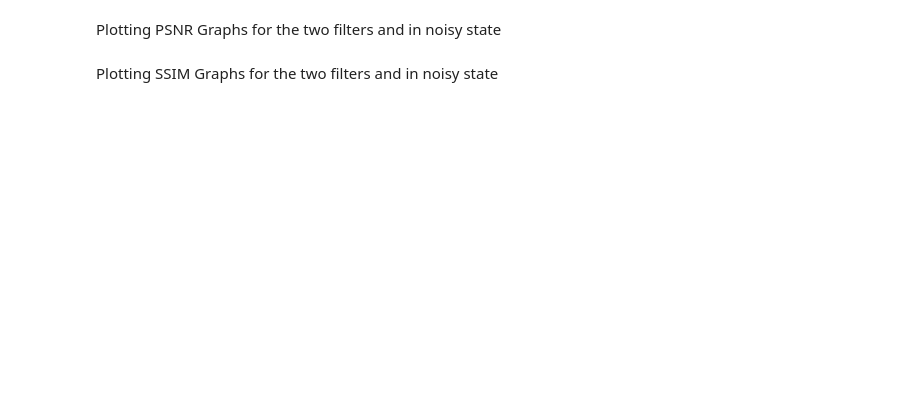
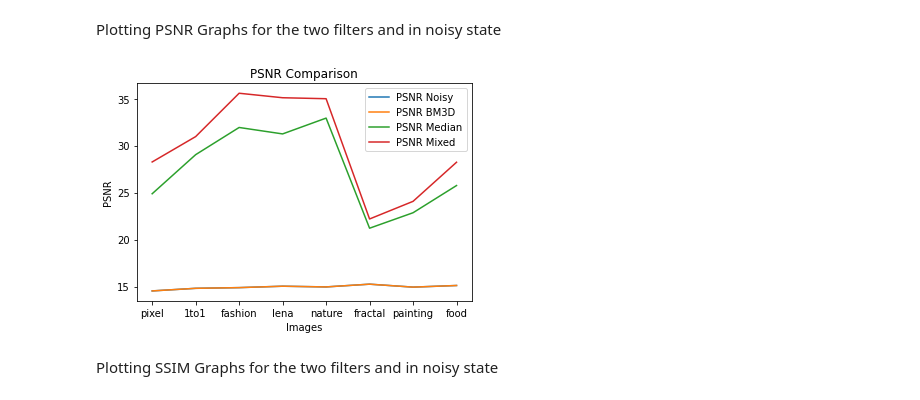
Before and after one commit to NikhilPaleti/Denoise-Comparison-Report, a Jupyter notebook: final.ipynb, the cells around one changed output. Drawn from its saved outputs; the diff is of its cells as text; code cells hidden in the pictures; blank space fills up the shorter version.

```diff
--- a/final.ipynb
+++ b/final.ipynb
@@ -108,7 +113,7 @@ for image in images:
     image_list.append(grayscale(plt.imread(image)))
 
 for image in image_list:
-    noisy_image_list.append(add_noise(image, .1))
+    noisy_image_list.append(add_noise(image, .05))
 # %% [markdown]
 Processing images with Median Filter, BM3D and saving to arrays.
 Images are also being stored locally.
@@ -116,6 +121,7 @@ Images are also being stored locally.
 count = 1
 
 for image in noisy_image_list:
+    # Processing Median Filter
     start = time.time()
     denoised = median_filter(image, 3)
     end = time.time()
@@ -128,8 +134,9 @@ for image in noisy_image_list:
 
     denoised = 0
 
+    # Processing BM3D
     start = time.time()
-    denoised = bm3d.bm3d(image, sigma_psd=1, stage_arg=bm3d.BM3DStages.ALL_STAGES)
+    denoised = bm3d.bm3d(image, sigma_psd=.05, stage_arg=bm3d.BM3DStages.ALL_STAGES)
     end = time.time()
     denoised_image_bm3d.append(denoised)
     img = os.path.join("processed_bm3d/")
@@ -137,4 +144,19 @@ for image in noisy_image_list:
     img+= ".jpg"
     matplotlib.image.imsave(img, denoised, cmap='gray')
     bm3d_times.append(end - start)
+
+    denoised = 0
+
+    # Processing Mixed
+    start = time.time()
+    denoised = median_filter(image, 3)
+    denoised = add_blur(denoised, 2)
+    end = time.time()
+    denoised_image_mixed.append(denoised)
+    img = os.path.join("processed_mixed/")
+    img += str(count)
+    img+= ".jpg"
+    matplotlib.image.imsave(img, denoised, cmap='gray')
+    mixed_times.append(end - start)
+
     count += 1
@@ -154,3 +177,12 @@ for i in range(len(images)):
     bm3d_psnr.append(PSNR(image_list[i], denoised_image_bm3d[i]))
     median_ssim.append(SSIM(image_list[i], denoised_image_median[i]))
     median_psnr.append(PSNR(image_list[i], denoised_image_median[i]))
+    mixed_ssim.append(SSIM(image_list[i], denoised_image_mixed[i]))
+    mixed_psnr.append(PSNR(image_list[i], denoised_image_mixed[i]))
+# %%
+for i in range(len(images)):
+    images[i] = images[i].replace("dataset/", "")
+    images[i] = images[i].replace(".jpg", "")
+
+for i in range (len(images)):
+    print(images[i], i )
@@ -159,14 +200,17 @@ Plotting PSNR Graphs for the two filters and in noisy state
 # %%
 plt.plot(images, psnr_noisy_list, label="PSNR Noisy")
 plt.plot(images, bm3d_psnr, label="PSNR BM3D")
 plt.plot(images, median_psnr, label="PSNR Median")
+plt.plot(images, mixed_psnr, label="PSNR Mixed")
 
 plt.xlabel("Images")
 plt.ylabel("PSNR")
 
 plt.title("PSNR Comparison")
 plt.legend()
 plt.show()
+# %% [output]
+[figure, added]
 # %% [markdown]
 Plotting SSIM Graphs for the two filters and in noisy state
 # %%
```
Also changed, not shown: parts of 10 cells of this notebook, 24 other files.
